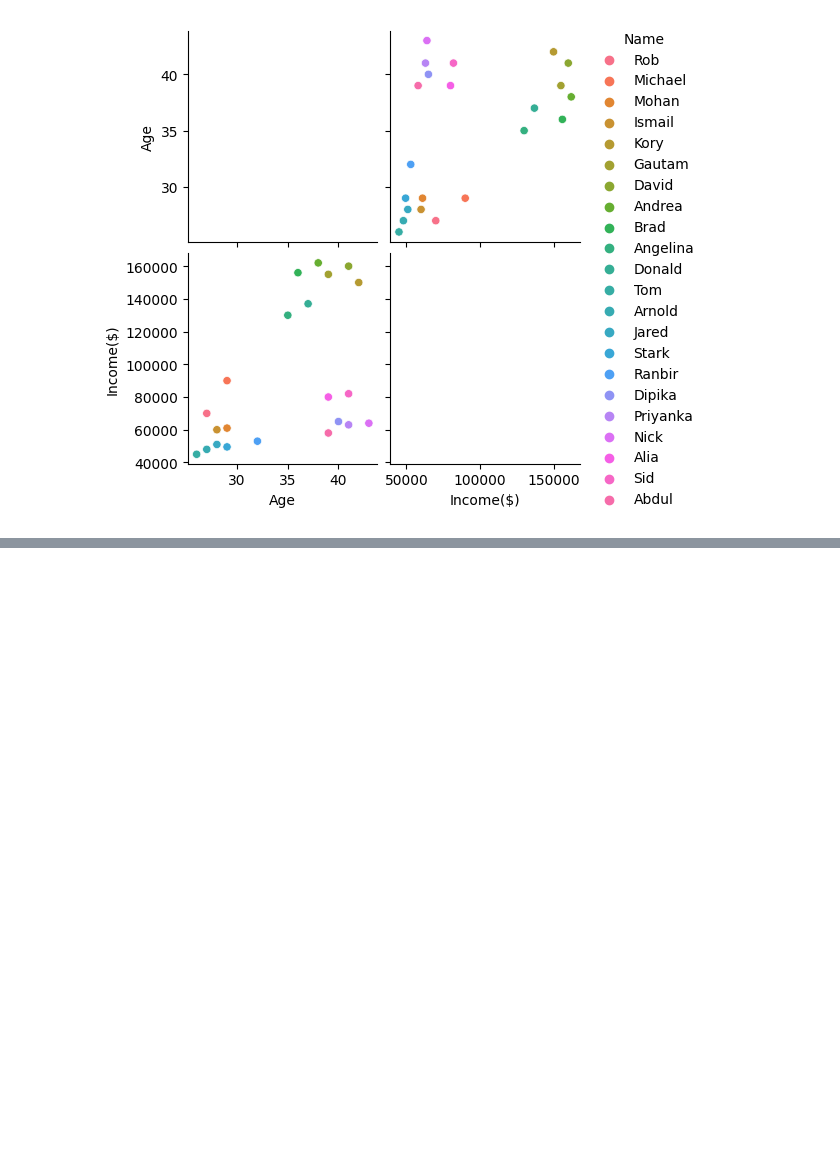
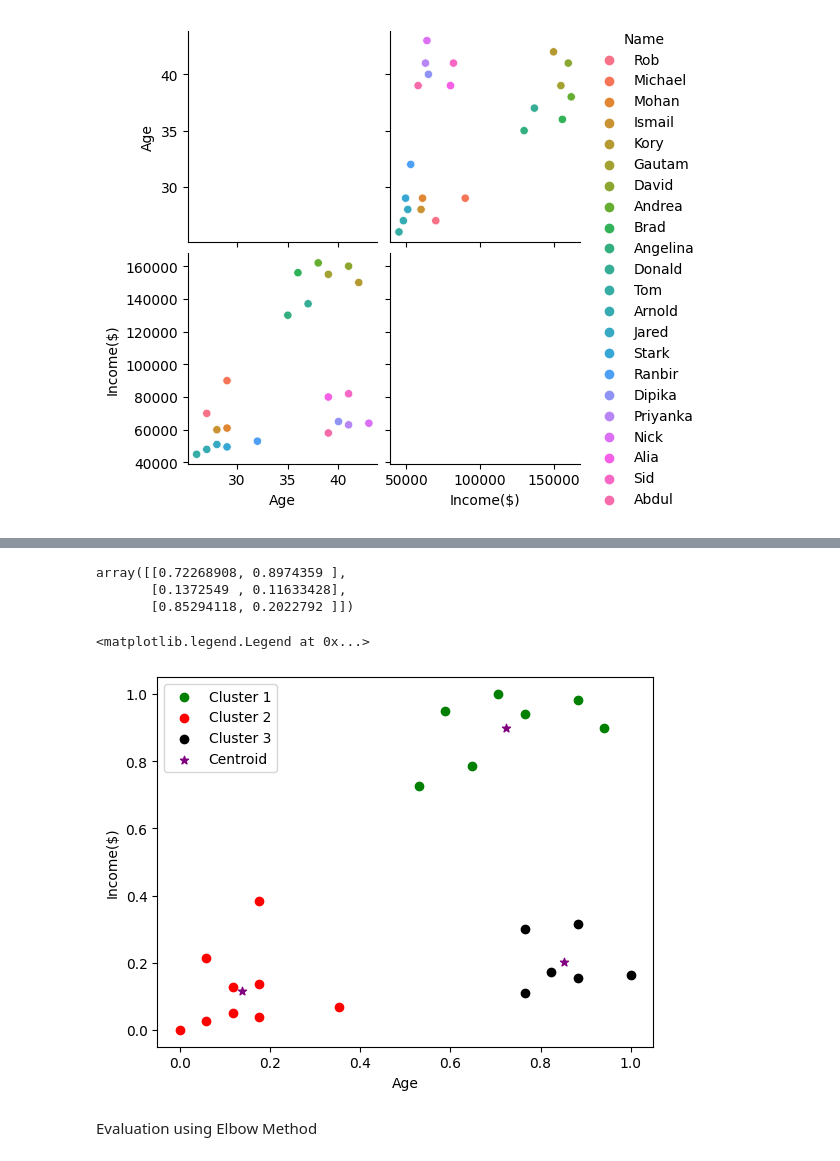
Before and after one commit to gideon-ogunbanjo/ClusterML, a Jupyter notebook: Model/ClusterML.ipynb, the cells around one changed output, grey strips where cells are left out. Cells and saved outputs as stored; diff of their text form; code cells hidden in the pictures; blank space fills up the shorter version.

```diff
--- a/Model/ClusterML.ipynb
+++ b/Model/ClusterML.ipynb
@@ -33,0 +84,9 @@ sns.pairplot(data, hue='Name')
+# %%
+from sklearn.preprocessing import MinMaxScaler
+scaler = MinMaxScaler()
+scaler.fit(data[['Income($)']])
+data['Income($)'] = scaler.transform(data[['Income($)']])
+
+scaler.fit(data[['Age']])
+data['Age'] = scaler.transform(data[['Age']])
+data
@@ -33,0 +111,4 @@ sns.pairplot(data, hue='Name')
+# %%
+data['cluster'] = y_pred
+data.drop('Cluster', axis='columns', inplace=True)
+data
@@ -33,0 +133,24 @@ sns.pairplot(data, hue='Name')
+# %%
+km.cluster_centers_
+# %% [output]
+array([[0.72268908, 0.8974359 ],
+       [0.1372549 , 0.11633428],
+       [0.85294118, 0.2022792 ]])
+# %%
+cluster1 = data[data.cluster==0]
+cluster2 = data[data.cluster==1]
+cluster3 = data[data.cluster==2]
+
+plt.scatter(cluster1.Age, cluster1['Income($)'], color='green', label='Cluster 1')
+plt.scatter(cluster2.Age, cluster2['Income($)'], color='red', label='Cluster 2')
+plt.scatter(cluster3.Age, cluster3['Income($)'], color='black', label='Cluster 3')
+
+plt.scatter(km.cluster_centers_[:,0], km.cluster_centers_[:,1], color='purple', marker='*', label='Centroid')
+plt.xlabel("Age")
+plt.ylabel("Income($)")
+plt.legend()
+# %% [output]
+<matplotlib.legend.Legend at 0x...>
+[figure, added]
+# %% [markdown]
+Evaluation using Elbow Method
```
Also changed, not shown: parts of 14 cells of this notebook.
